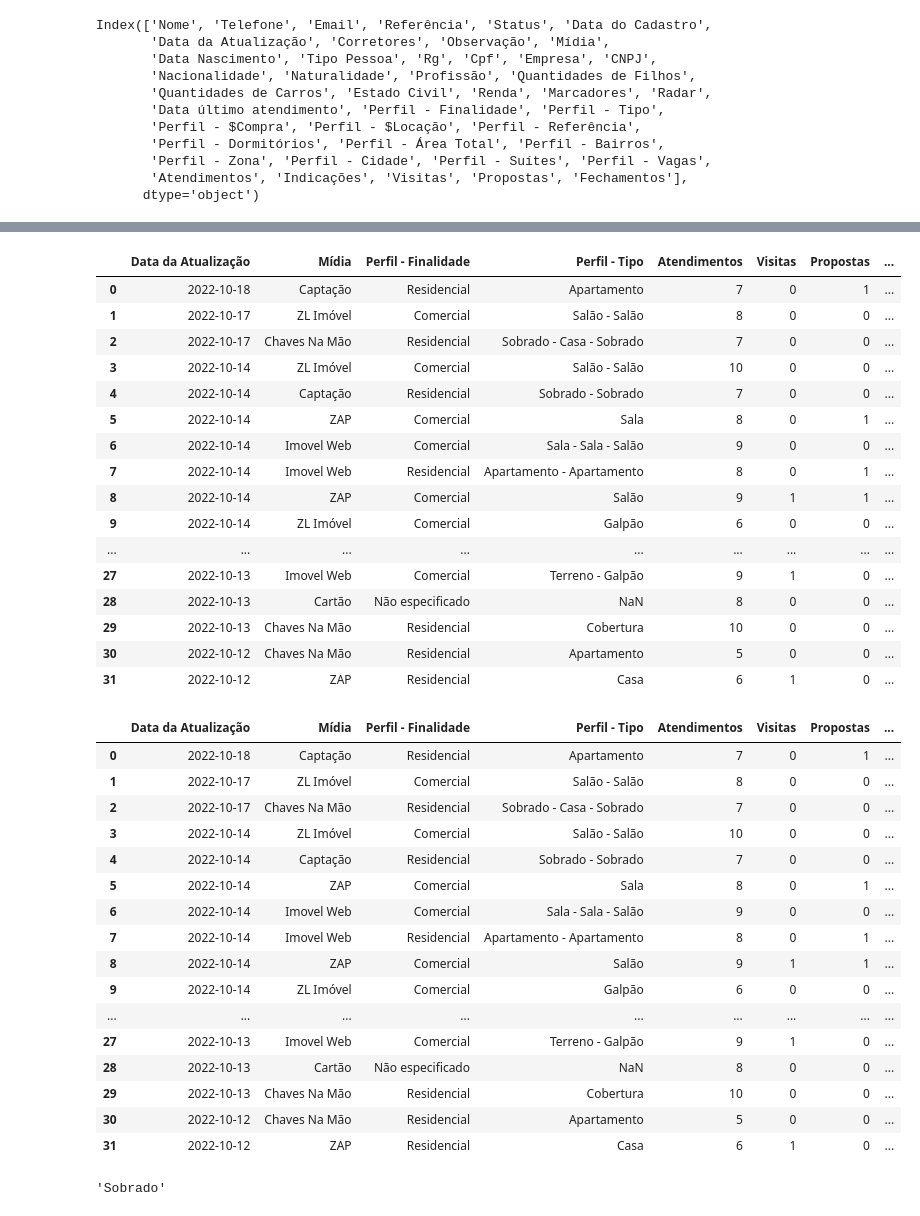
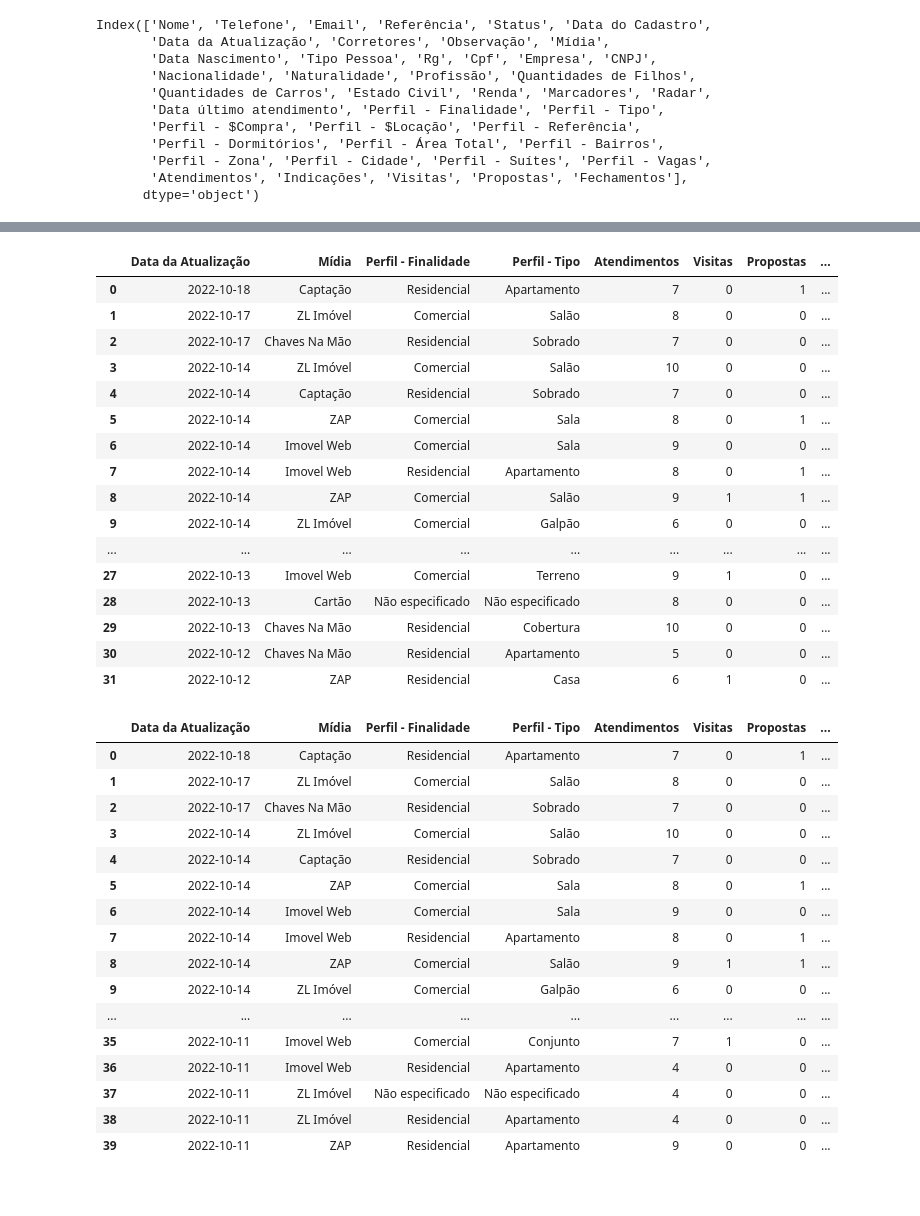
Before and after one commit to paulojr86/analise-de-KPIs, a Jupyter notebook: analise-de-KPIs.ipynb, the cells around one changed output, grey strips where cells are left out. Drawn from its saved outputs; the diff is of its cells as text; code cells hidden in the pictures.

```diff
--- a/analise-de-KPIs.ipynb
+++ b/analise-de-KPIs.ipynb
@@ -135,82 +57,62 @@ df5
 # Dataframe pronto para fazer as análises. A primeira será: na coluna Mídia, qual é a mídia que mais aparece
 # e o gráfico de barras com todas as mídias
 
-#Primeiro arrumar as colunas de Perfil, pois só interessa a primeira informação antes do traço
+#Primeiro arrumar as colunas de "Perfil - Finalidade" e "Perfil - Tipo", pois só interessa a informação antes do traço
 
-# i=0
-# coluna = df5["Perfil - Finalidade"].fillna(value='Não especificado')
-
-# for i, col in enumerate(coluna):
-#     col1 = col.split("-")[0].strip()
-#     df5.loc[i,2] = col1
-
-# df5.head(32)
-
+# "Perfil - Finalidade"
 i=0
-coluna_finalidade = df5["Perfil - Finalidade"].fillna(value='Não especificado')
+coluna_finalidade = df5["Perfil - Finalidade"].fillna(value='Não especificado') #tratar os NaN da coluna
 
 for i, col in enumerate(coluna_finalidade):
-    col.split("-")[0]
-    df5.loc[i,2] = col[0]
-    df5.drop(columns=2,inplace=True)
-
+    colFinalidade = col.split("-")[0]
+    df5.loc[i,'Perfil - Finalidade'] = colFinalidade
 
 
 df5.head(32)
 # %% [output]
 |  | Data da Atualização | Mídia | Perfil - Finalidade | Perfil - Tipo | Atendimentos | Visitas | Propostas | ... |
 | 0 | 2022-10-18 | Captação | Residencial | Apartamento | 7 | 0 | 1 | ... |
-| 1 | 2022-10-17 | ZL Imóvel | Comercial | Salão - Salão | 8 | 0 | 0 | ... |
-| 2 | 2022-10-17 | Chaves Na Mão | Residencial | Sobrado - Casa - Sobrado | 7 | 0 | 0 | ... |
-| 3 | 2022-10-14 | ZL Imóvel | Comercial | Salão - Salão | 10 | 0 | 0 | ... |
-| 4 | 2022-10-14 | Captação | Residencial | Sobrado - Sobrado | 7 | 0 | 0 | ... |
+| 1 | 2022-10-17 | ZL Imóvel | Comercial | Salão | 8 | 0 | 0 | ... |
+| 2 | 2022-10-17 | Chaves Na Mão | Residencial | Sobrado | 7 | 0 | 0 | ... |
+| 3 | 2022-10-14 | ZL Imóvel | Comercial | Salão | 10 | 0 | 0 | ... |
+| 4 | 2022-10-14 | Captação | Residencial | Sobrado | 7 | 0 | 0 | ... |
 | 5 | 2022-10-14 | ZAP | Comercial | Sala | 8 | 0 | 1 | ... |
-| 6 | 2022-10-14 | Imovel Web | Comercial | Sala - Sala - Salão | 9 | 0 | 0 | ... |
-| 7 | 2022-10-14 | Imovel Web | Residencial | Apartamento - Apartamento | 8 | 0 | 1 | ... |
+| 6 | 2022-10-14 | Imovel Web | Comercial | Sala | 9 | 0 | 0 | ... |
+| 7 | 2022-10-14 | Imovel Web | Residencial | Apartamento | 8 | 0 | 1 | ... |
 | 8 | 2022-10-14 | ZAP | Comercial | Salão | 9 | 1 | 1 | ... |
 | 9 | 2022-10-14 | ZL Imóvel | Comercial | Galpão | 6 | 0 | 0 | ... |
 | ... | ... | ... | ... | ... | ... | ... | ... | ... |
-| 27 | 2022-10-13 | Imovel Web | Comercial | Terreno - Galpão | 9 | 1 | 0 | ... |
-| 28 | 2022-10-13 | Cartão | Não especificado | NaN | 8 | 0 | 0 | ... |
+| 27 | 2022-10-13 | Imovel Web | Comercial | Terreno | 9 | 1 | 0 | ... |
+| 28 | 2022-10-13 | Cartão | Não especificado | Não especificado | 8 | 0 | 0 | ... |
 | 29 | 2022-10-13 | Chaves Na Mão | Residencial | Cobertura | 10 | 0 | 0 | ... |
 | 30 | 2022-10-12 | Chaves Na Mão | Residencial | Apartamento | 5 | 0 | 0 | ... |
 | 31 | 2022-10-12 | ZAP | Residencial | Casa | 6 | 1 | 0 | ... |
 # %%
+#"Perfil - Tipo"
 i=0
 coluna_tipo = df5["Perfil - Tipo"].fillna(value='Não especificado')
 
-for i, col_tipo in enumerate(coluna_tipo):
-    col_tipo.strip("-")[0]
-    df5.loc[i,2] = col_tipo[0]
-    df5.drop(columns=2,inplace=True)
+for i, colTipo in enumerate(coluna_tipo):
+    col = colTipo.split("-")[0]
+    df5.loc[i:,'Perfil - Tipo'] = col
 
-df5.head(32)
+
+df5.head(40)
 # %% [output]
 |  | Data da Atualização | Mídia | Perfil - Finalidade | Perfil - Tipo | Atendimentos | Visitas | Propostas | ... |
 | 0 | 2022-10-18 | Captação | Residencial | Apartamento | 7 | 0 | 1 | ... |
-| 1 | 2022-10-17 | ZL Imóvel | Comercial | Salão - Salão | 8 | 0 | 0 | ... |
-| 2 | 2022-10-17 | Chaves Na Mão | Residencial | Sobrado - Casa - Sobrado | 7 | 0 | 0 | ... |
-| 3 | 2022-10-14 | ZL Imóvel | Comercial | Salão - Salão | 10 | 0 | 0 | ... |
-| 4 | 2022-10-14 | Captação | Residencial | Sobrado - Sobrado | 7 | 0 | 0 | ... |
+| 1 | 2022-10-17 | ZL Imóvel | Comercial | Salão | 8 | 0 | 0 | ... |
+| 2 | 2022-10-17 | Chaves Na Mão | Residencial | Sobrado | 7 | 0 | 0 | ... |
+| 3 | 2022-10-14 | ZL Imóvel | Comercial | Salão | 10 | 0 | 0 | ... |
+| 4 | 2022-10-14 | Captação | Residencial | Sobrado | 7 | 0 | 0 | ... |
 | 5 | 2022-10-14 | ZAP | Comercial | Sala | 8 | 0 | 1 | ... |
-| 6 | 2022-10-14 | Imovel Web | Comercial | Sala - Sala - Salão | 9 | 0 | 0 | ... |
-| 7 | 2022-10-14 | Imovel Web | Residencial | Apartamento - Apartamento | 8 | 0 | 1 | ... |
+| 6 | 2022-10-14 | Imovel Web | Comercial | Sala | 9 | 0 | 0 | ... |
+| 7 | 2022-10-14 | Imovel Web | Residencial | Apartamento | 8 | 0 | 1 | ... |
 | 8 | 2022-10-14 | ZAP | Comercial | Salão | 9 | 1 | 1 | ... |
 | 9 | 2022-10-14 | ZL Imóvel | Comercial | Galpão | 6 | 0 | 0 | ... |
 | ... | ... | ... | ... | ... | ... | ... | ... | ... |
-| 27 | 2022-10-13 | Imovel Web | Comercial | Terreno - Galpão | 9 | 1 | 0 | ... |
-| 28 | 2022-10-13 | Cartão | Não especificado | NaN | 8 | 0 | 0 | ... |
-| 29 | 2022-10-13 | Chaves Na Mão | Residencial | Cobertura | 10 | 0 | 0 | ... |
-| 30 | 2022-10-12 | Chaves Na Mão | Residencial | Apartamento | 5 | 0 | 0 | ... |
-| 31 | 2022-10-12 | ZAP | Residencial | Casa | 6 | 1 | 0 | ... |
+| 35 | 2022-10-11 | Imovel Web | Comercial | Conjunto | 7 | 1 | 0 | ... |
+| 36 | 2022-10-11 | Imovel Web | Residencial | Apartamento | 4 | 0 | 0 | ... |
+| 37 | 2022-10-11 | ZL Imóvel | Não especificado | Não especificado | 4 | 0 | 0 | ... |
+| 38 | 2022-10-11 | ZL Imóvel | Residencial | Apartamento | 4 | 0 | 0 | ... |
+| 39 | 2022-10-11 | ZAP | Residencial | Apartamento | 9 | 0 | 0 | ... |
-# %%
-# col.split("-")[0].strip()
-
-
-txt = "Sobrado - Casa - Sobrado"
-
-x = txt.split("-")[0].strip()
-x
-#x[0].strip()
-# %% [output]
-'Sobrado'
```
Also changed, not shown: parts of 12 cells of this notebook.
